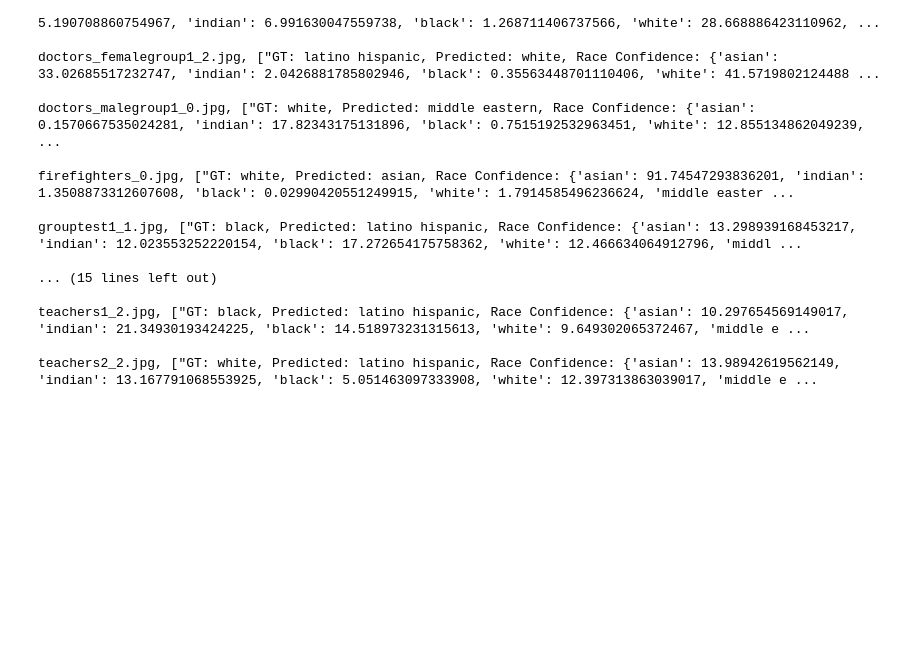
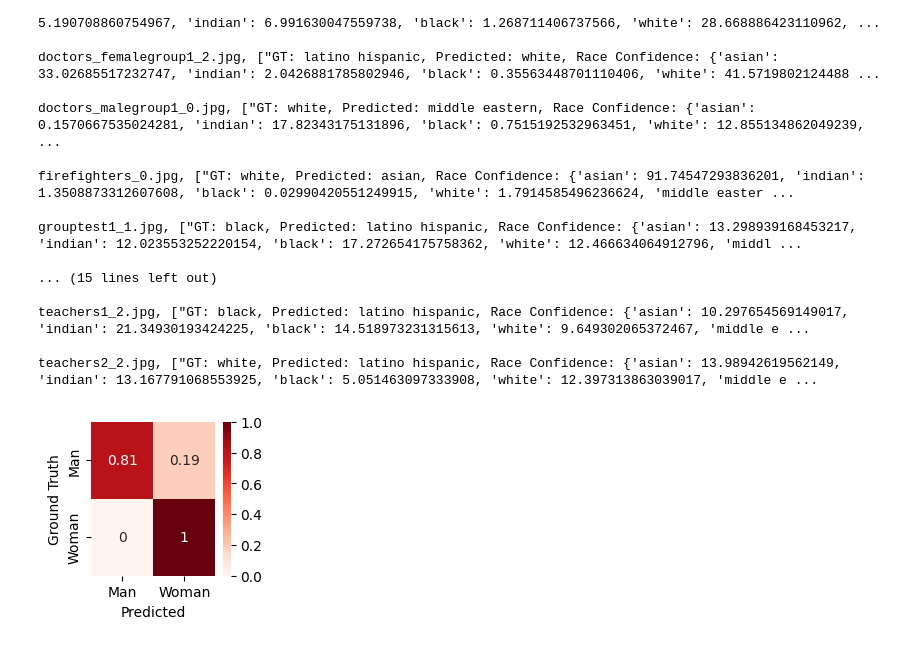
Before and after one commit to selenashe/reu_caar, a Jupyter notebook: group_gender_classification/testset_analysis_deepface.ipynb, the cells around one changed output. Saved outputs shown, nothing was run; the diff lists cells and outputs as text; code cells hidden in the pictures; blank space fills up the shorter version.

Commit message:
Added confusion matrices and csv saving of classifier results.

```diff
--- a/group_gender_classification/testset_analysis_deepface.ipynb
+++ b/group_gender_classification/testset_analysis_deepface.ipynb
@@ -121,10 +100,10 @@ for filename in myKeys:
     else:
         incorrectGender[filename] = ["GT: " + groundtruth_dict[filename][0] + ", Predicted: " + results[filename][0]]
 
-    if groundtruth_dict[filename][1] == results[filename][1]:
+    if groundtruth_dict[filename][1] == results[filename][2]:
         correctRace += 1
     else:
-        incorrectRace[filename] = ["GT: " + groundtruth_dict[filename][1] + ", Predicted: " + results[filename][1] + ", Race Confidence: " + str(results[filename][2])]
+        incorrectRace[filename] = ["GT: " + groundtruth_dict[filename][1] + ", Predicted: " + results[filename][2] + ", Race Confidence: " + str(results[filename][3])]
 
 print(str(correctGender/files) + " " + str(correctRace/files))
 # %% [output]
@@ -159,3 +138,43 @@ grouptest1_1.jpg, ["GT: black, Predicted: latino hispanic, Race Confidence: {'as
 teachers1_2.jpg, ["GT: black, Predicted: latino hispanic, Race Confidence: {'asian': 10.297654569149017, 'indian': 21.34930193424225, 'black': 14.518973231315613, 'white': 9.649302065372467, 'middle e ...
 
 teachers2_2.jpg, ["GT: white, Predicted: latino hispanic, Race Confidence: {'asian': 13.98942619562149, 'indian': 13.167791068553925, 'black': 5.051463097333908, 'white': 12.397313863039017, 'middle e ...
+# %%
+# set up confusion matrices
+gender_confusion = np.zeros([2, 2])
+gender_confidence_confusion = np.zeros([2, 2])
+
+num_races = len(labels_df['race'].unique())
+race_confusion = np.zeros([num_races, num_races])
+race_confidence_confusion = np.zeros([num_races, num_races])
+
+# set up dictionaries to convert race to index
+allraces = labels_df['race'].unique()
+race_dict = {}
+for i in range(num_races):
+    race_dict[allraces[i]] = i
+
+gender_dict = {"Man": 1, "Woman": 0}
+# %%
+for filename in myKeys:
+    trueGender = groundtruth_dict[filename][0]
+    trueRace = groundtruth_dict[filename][1]
+    predGender = results[filename][0]
+    predRace = results[filename][2]
+
+    # update classification confusion matrices
+    gender_confusion[gender_dict[trueGender]][gender_dict[predGender]] += 1
+    race_confusion[race_dict[trueRace]][race_dict[predRace]] += 1
+# %%
+for i in range(gender_confusion.shape[0]):
+    gender_confusion[i, :] /= np.sum(gender_confusion[i, :])
+
+for i in range(race_confusion.shape[0]):
+    race_confusion[i, :] /= np.sum(race_confusion[i, :])
+# %%
+df_gender_confusion = pd.DataFrame(gender_confusion, index = ["Man", "Woman"],
+              columns = ["Man", "Woman"])
+plt.figure(figsize = (2,2))
+gmap1 = sn.heatmap(df_gender_confusion, annot=True,cmap="Reds")
+gmap1 = gmap1.set(xlabel='Predicted', ylabel='Ground Truth')
+# %% [output]
+[figure, added]
```
Also changed, not shown: parts of 13 cells of this notebook, 1 other file.
